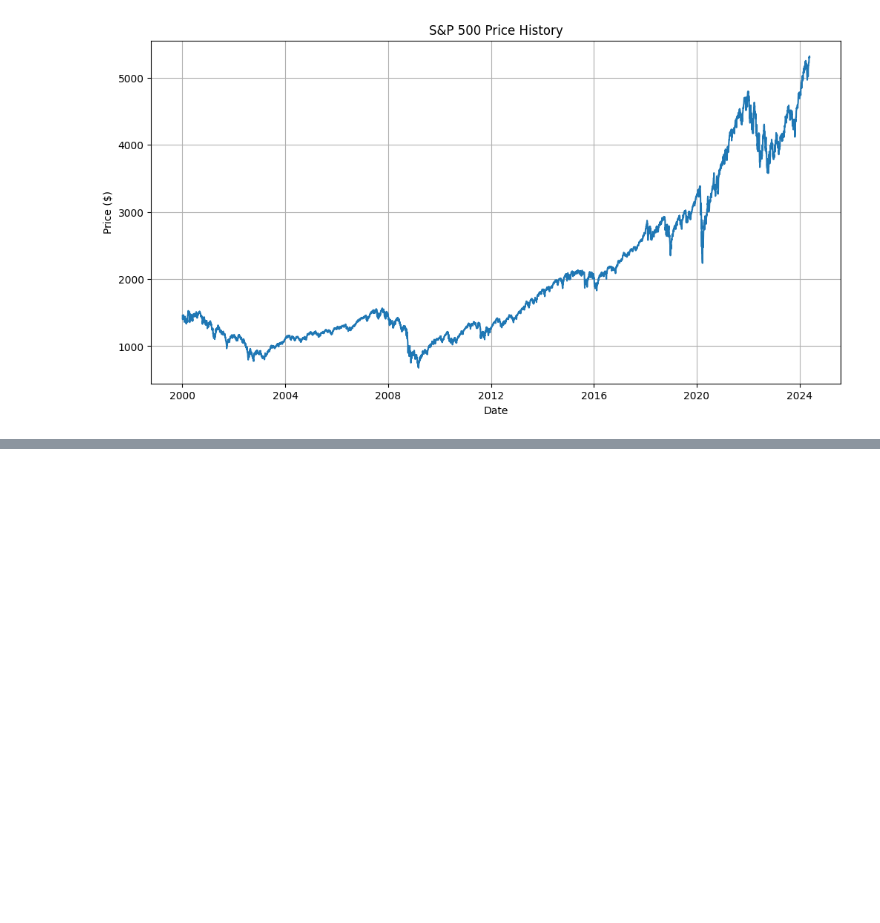
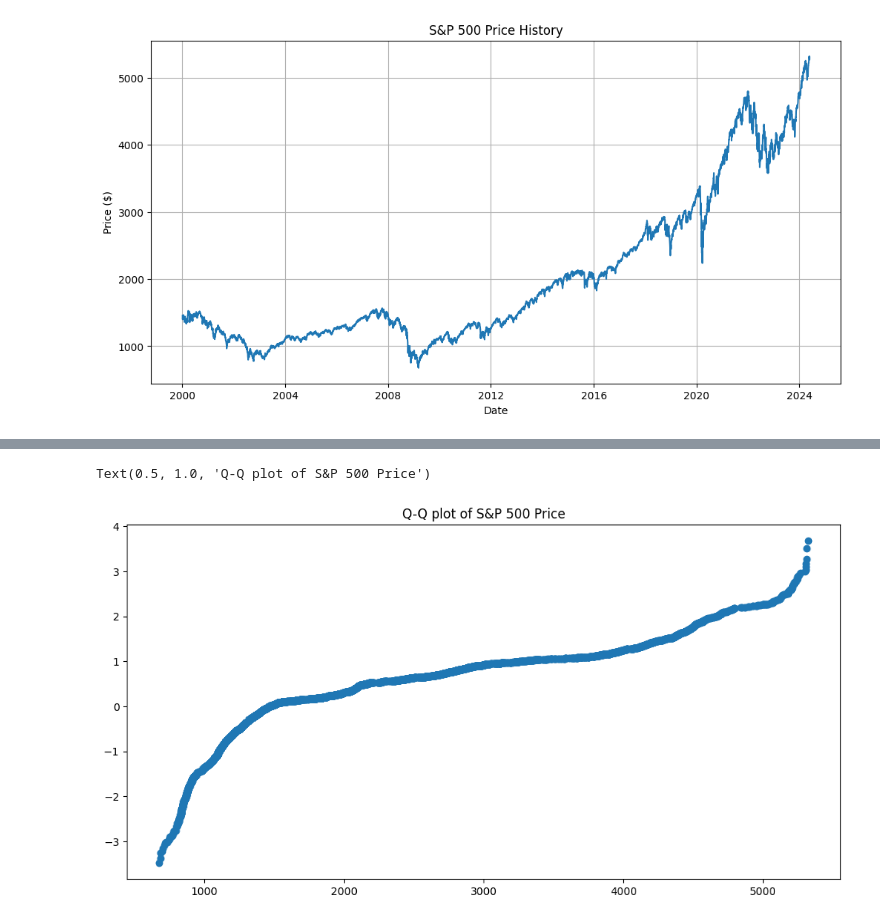
Before and after one commit to yangsu01/funance_blog, a Jupyter notebook: src/notebooks/exploratory-analysis.ipynb, the cells around one changed output, grey strips where cells are left out. Drawn from its saved outputs; the diff is of its cells as text; code cells hidden in the pictures; blank space fills up the shorter version.

```diff
--- a/src/notebooks/exploratory-analysis.ipynb
+++ b/src/notebooks/exploratory-analysis.ipynb
@@ -51,2 +51,15 @@ min       676.530029
 max      5321.410156
 Name: Adj Close, dtype: float64
+# %%
+# QQ-plot
+normal_dist = np.random.normal(0, 1, len(data['Adj Close']))
+
+x = np.sort(data['Adj Close'])
+y = np.sort(normal_dist)
+
+plt.figure(figsize=(12, 6))
+plt.scatter(x, y)
+plt.title('Q-Q plot of S&P 500 Price')
+# %% [output]
+Text(0.5, 1.0, 'Q-Q plot of S&P 500 Price')
+[figure, added]
```
Also changed, not shown: parts of 1 cell of this notebook.
